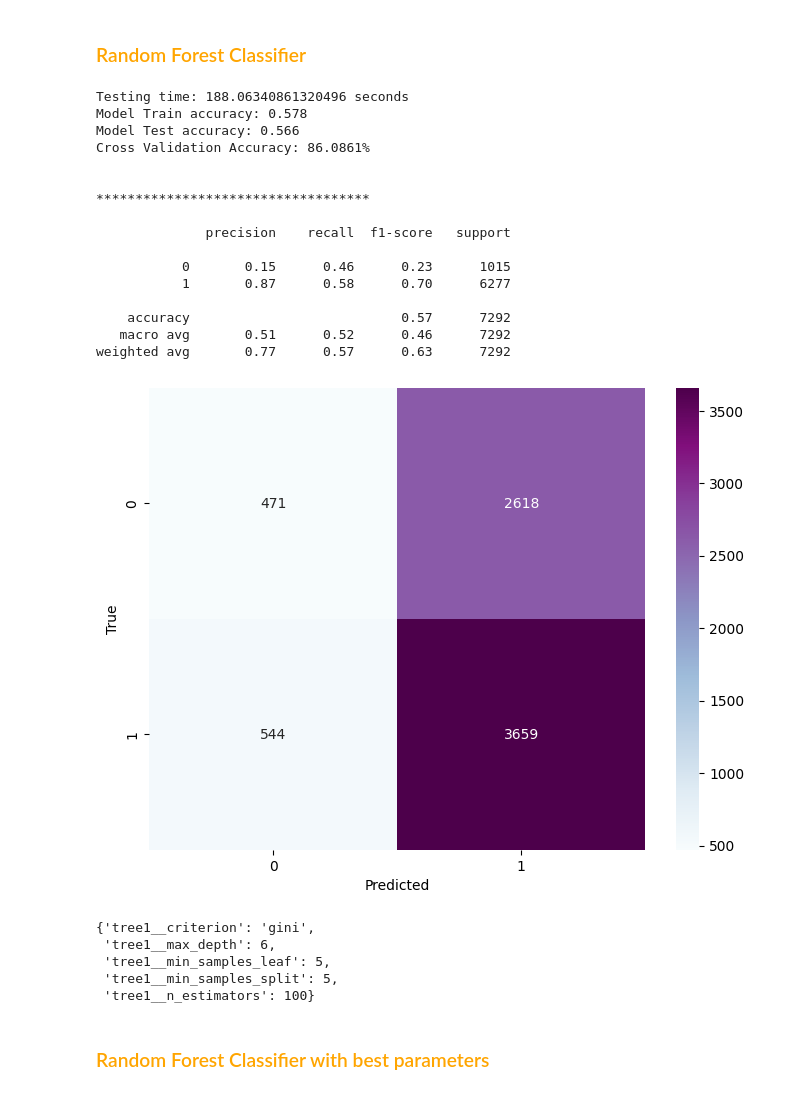
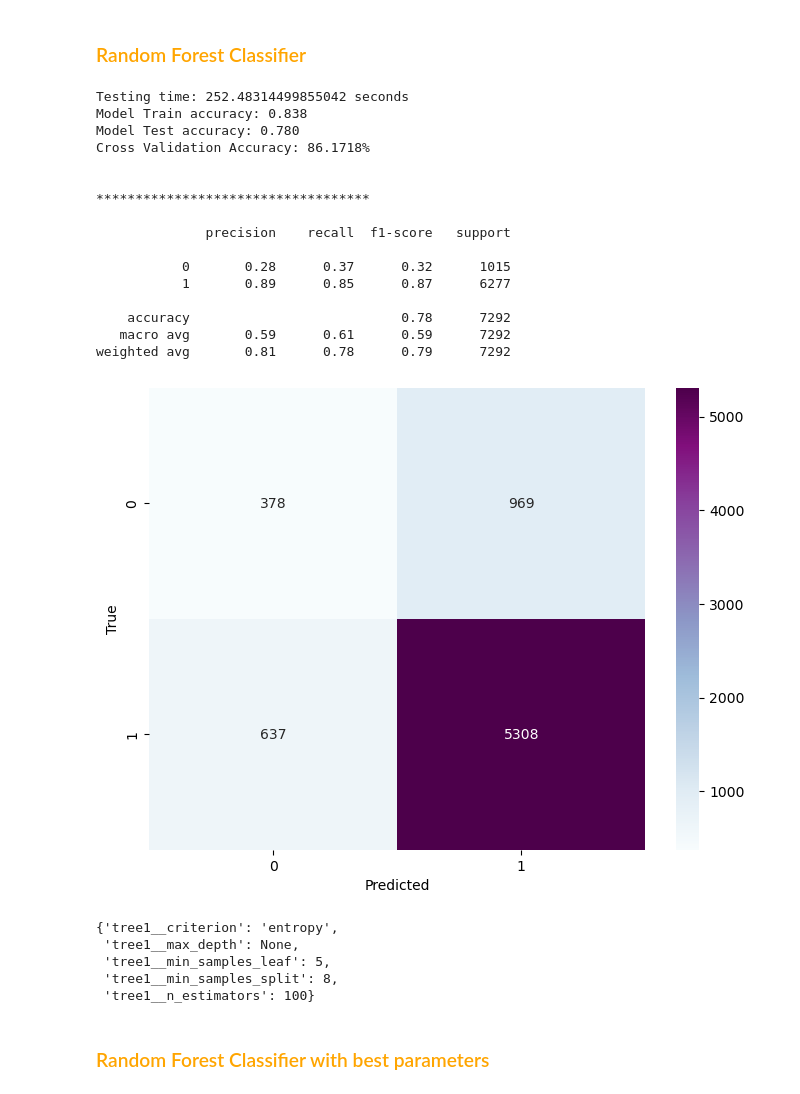
Before and after one commit to ndungek/Credit-Card-Approval-Prediction, a Jupyter notebook: approval.ipynb, the cells around one changed output. Cells and saved outputs as stored; diff of their text form; code cells hidden in the pictures.

Commit message:
Model Revision

```diff
--- a/approval.ipynb
+++ b/approval.ipynb
@@ -1430,56 +1476,55 @@ from sklearn.ensemble import RandomForestClassifier
 
 
 scaled_pipeline1 = Pipeline([('scaler' , StandardScaler()),
                             ('tree1', RandomForestClassifier()),
                             ])
 # setting our cv
 
 cv= 6
-
 # setting basic parameter
 
 
 grid = [{'tree1__n_estimators' : [10, 30, 100],
          'tree1__criterion': ['gini', 'entropy'],
-         'tree1__max_depth': [2,3,4,5,6],
-         'tree1__min_samples_split': [len(range(5,10))],
-         'tree1__min_samples_leaf': [len(range(5,10))]}]
+         'tree1__max_depth': [None,2,3,4,5,6],
+         'tree1__min_samples_split': [len(range(2,10))],
+         'tree1__min_samples_leaf': [len(range(1,6))]}]
 
 # Setting up the grid search
 
 random1 = GridSearchCV(estimator=scaled_pipeline1,
                           param_grid= grid,
                           scoring='accuracy',
                           cv=cv)
 
 fit_train_score(random1)
 # %% [output]
-Testing time: 188.06340861320496 seconds
-Model Train accuracy: 0.578
-Model Test accuracy: 0.566
-Cross Validation Accuracy: 86.0861%
+Testing time: 252.48314499855042 seconds
+Model Train accuracy: 0.838
+Model Test accuracy: 0.780
+Cross Validation Accuracy: 86.1718%
 
 
 ***********************************
 
               precision    recall  f1-score   support
 
-           0       0.15      0.46      0.23      1015
-           1       0.87      0.58      0.70      6277
+           0       0.28      0.37      0.32      1015
+           1       0.89      0.85      0.87      6277
 
-    accuracy                           0.57      7292
-   macro avg       0.51      0.52      0.46      7292
-weighted avg       0.77      0.57      0.63      7292
+    accuracy                           0.78      7292
+   macro avg       0.59      0.61      0.59      7292
+weighted avg       0.81      0.78      0.79      7292
-[figure, old version]
+[figure, new version]
 # %%
 # getting the best parameters of the random tree classifier
 
 random1.best_params_
 # %% [output]
-{'tree1__criterion': 'gini',
- 'tree1__max_depth': 6,
+{'tree1__criterion': 'entropy',
+ 'tree1__max_depth': None,
  'tree1__min_samples_leaf': 5,
- 'tree1__min_samples_split': 5,
+ 'tree1__min_samples_split': 8,
  'tree1__n_estimators': 100}
 # %% [markdown]
 ### <span style ='color : orange ' > Random Forest Classifier with best parameters</span>
```
Also changed, not shown: parts of 27 cells of this notebook.
